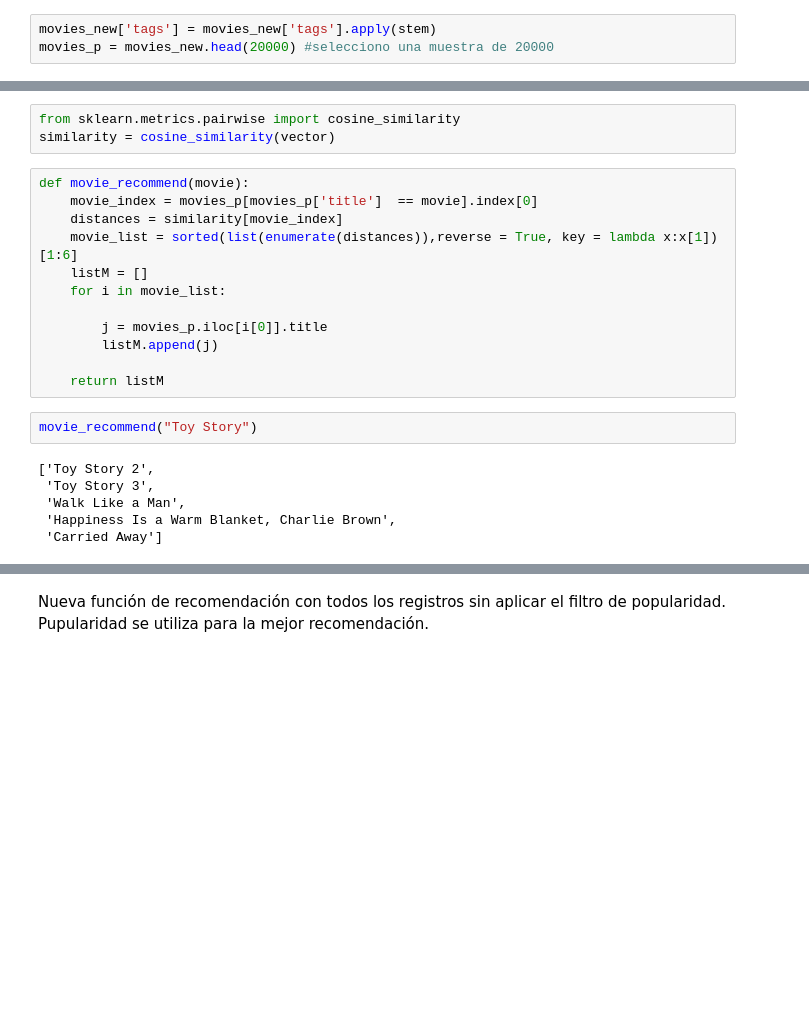
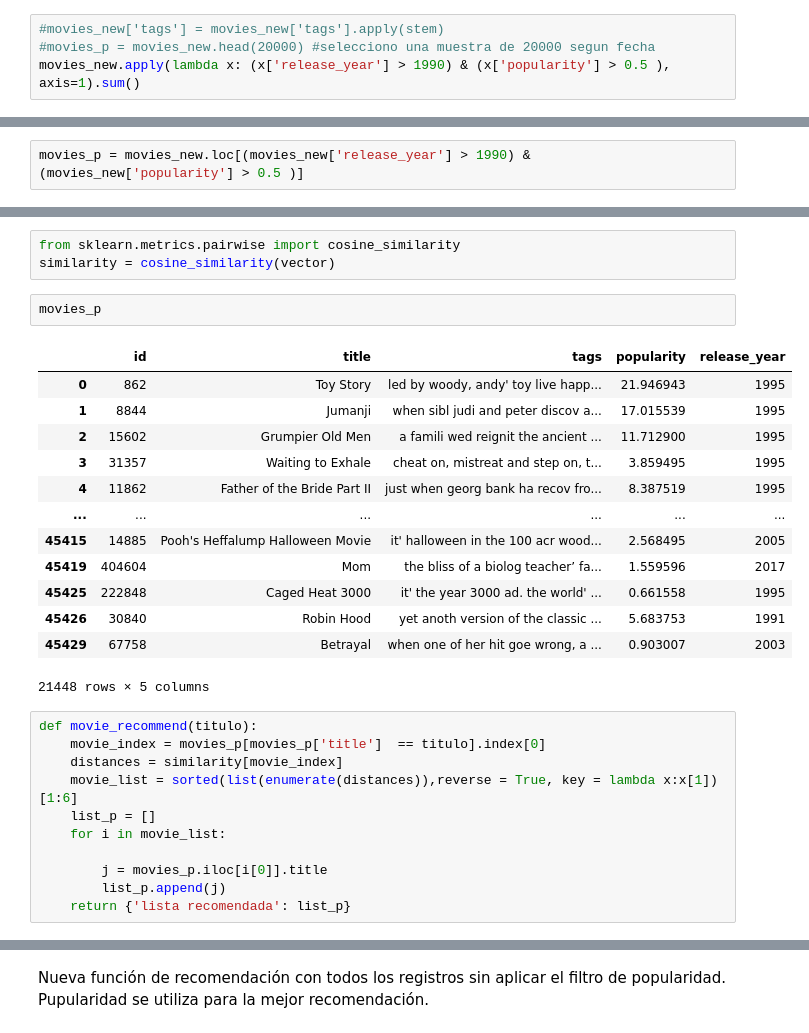
Before and after one commit to Loutrec2001/Proyecto-Individual-1, a Jupyter notebook: Final.ipynb, the cells around one changed output, grey strips where cells are left out. Cells and saved outputs as stored; diff of their text form; blank space fills up the shorter version.

```diff
--- a/Final.ipynb
+++ b/Final.ipynb
@@ -340,3 +354,4 @@ def stem(text):
 # %%
-movies_new['tags'] = movies_new['tags'].apply(stem)
-movies_p = movies_new.head(20000) #selecciono una muestra de 20000
+#movies_new['tags'] = movies_new['tags'].apply(stem)
+#movies_p = movies_new.head(20000) #selecciono una muestra de 20000 segun fecha
+movies_new.apply(lambda x: (x['release_year'] > 1990) & (x['popularity'] > 0.5 ), axis=1).sum()
@@ -343 +360,3 @@ movies_p = movies_new.head(20000) #selecciono una muestra de 20000
+# %%
+movies_p = movies_new.loc[(movies_new['release_year'] > 1990) & (movies_new['popularity'] > 0.5 )]
 # %%
@@ -354,23 +372,30 @@ array(['000', '10', '100', ..., 'zoo', 'zooeydeschanel', 'моррисчестн
 # %%
 from sklearn.metrics.pairwise import cosine_similarity
 similarity = cosine_similarity(vector)
+# %%
+movies_p
+# %% [output]
+|  | id | title | tags | popularity | release_year |
+| 0 | 862 | Toy Story | led by woody, andy' toy live happ... | 21.946943 | 1995 |
+| 1 | 8844 | Jumanji | when sibl judi and peter discov a... | 17.015539 | 1995 |
+| 2 | 15602 | Grumpier Old Men | a famili wed reignit the ancient ... | 11.712900 | 1995 |
+| 3 | 31357 | Waiting to Exhale | cheat on, mistreat and step on, t... | 3.859495 | 1995 |
+| 4 | 11862 | Father of the Bride Part II | just when georg bank ha recov fro... | 8.387519 | 1995 |
+| ... | ... | ... | ... | ... | ... |
+| 45415 | 14885 | Pooh's Heffalump Halloween Movie | it' halloween in the 100 acr wood... | 2.568495 | 2005 |
+| 45419 | 404604 | Mom | the bliss of a biolog teacher’ fa... | 1.559596 | 2017 |
+| 45425 | 222848 | Caged Heat 3000 | it' the year 3000 ad. the world' ... | 0.661558 | 1995 |
+| 45426 | 30840 | Robin Hood | yet anoth version of the classic ... | 5.683753 | 1991 |
+| 45429 | 67758 | Betrayal | when one of her hit goe wrong, a ... | 0.903007 | 2003 |
+21448 rows × 5 columns
 # %%
-def movie_recommend(movie):
-    movie_index = movies_p[movies_p['title']  == movie].index[0]
+def movie_recommend(titulo):
+    movie_index = movies_p[movies_p['title']  == titulo].index[0]
     distances = similarity[movie_index]
     movie_list = sorted(list(enumerate(distances)),reverse = True, key = lambda x:x[1])[1:6]
-    listM = []
+    list_p = []
     for i in movie_list:
 
         j = movies_p.iloc[i[0]].title
-        listM.append(j)
-
-    return listM
+        list_p.append(j)
+    return {'lista recomendada': list_p}
-# %%
-movie_recommend("Toy Story")
-# %% [output]
-['Toy Story 2',
- 'Toy Story 3',
- 'Walk Like a Man',
- 'Happiness Is a Warm Blanket, Charlie Brown',
- 'Carried Away']
```
Also changed, not shown: parts of 15 cells of this notebook, 3 other files.
